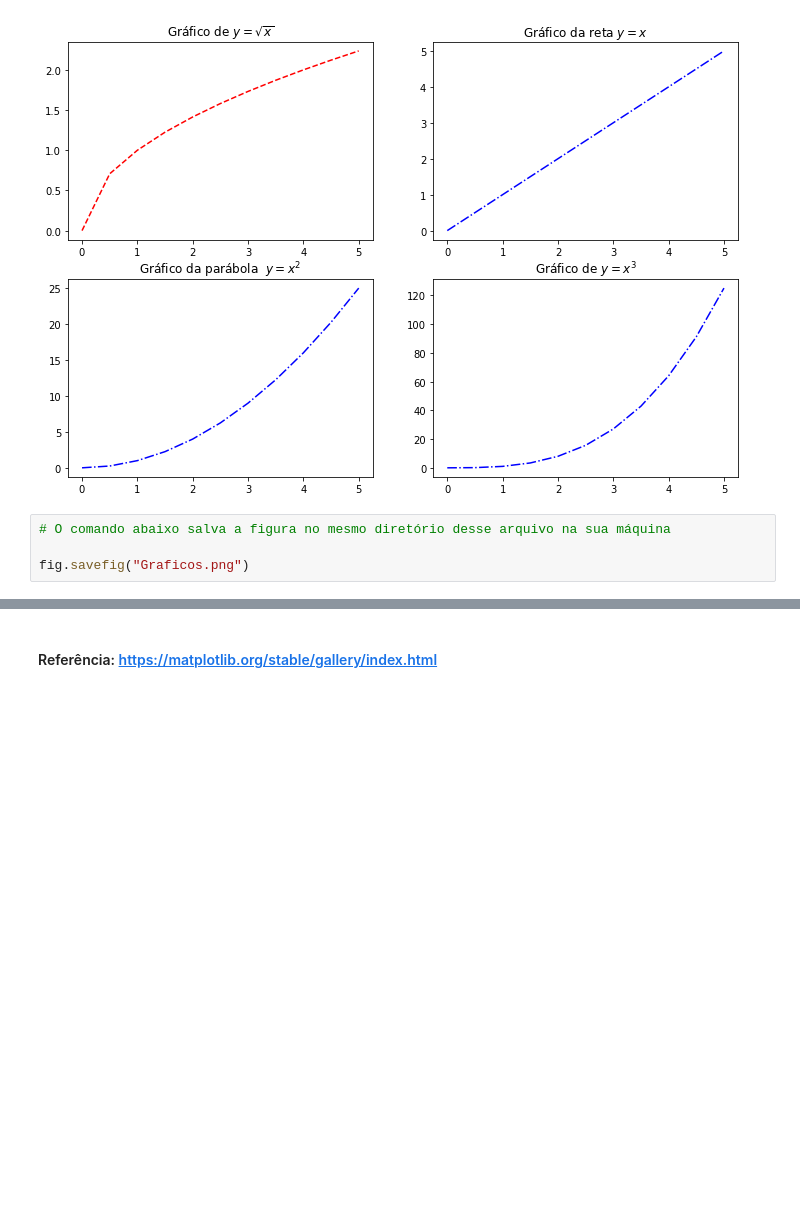
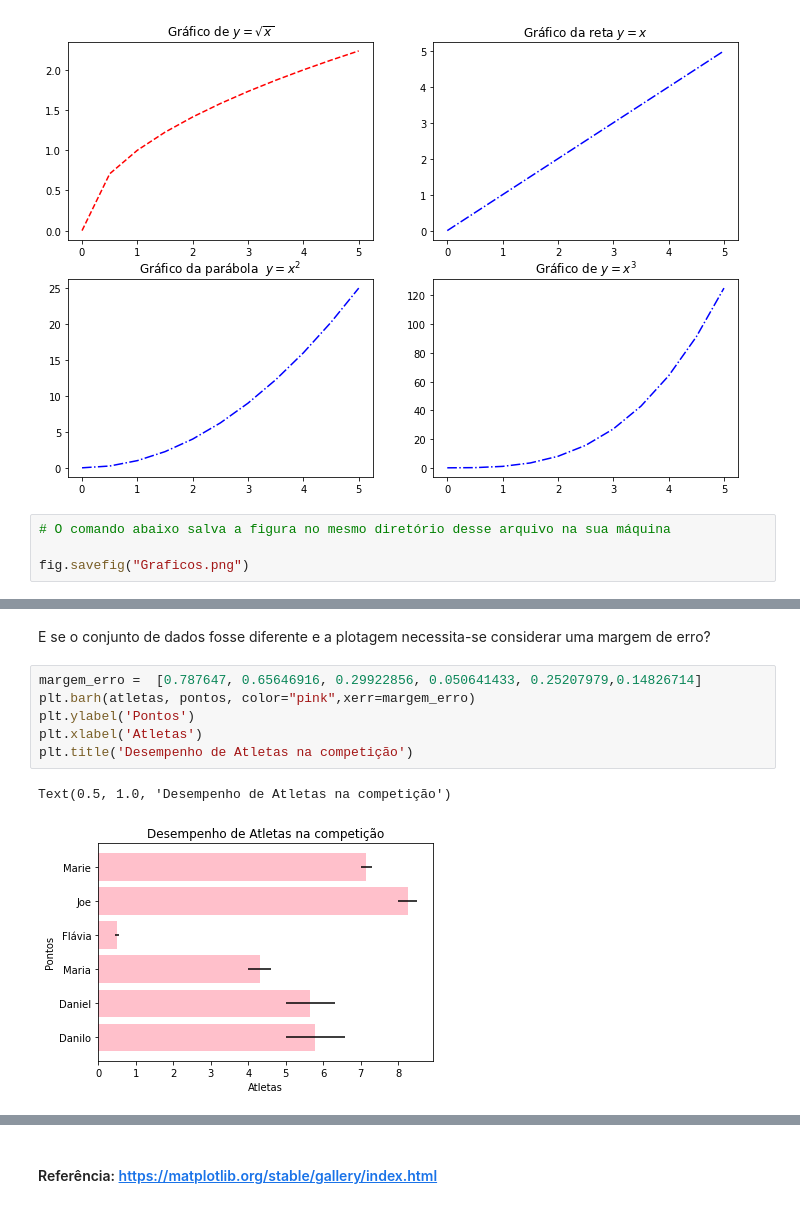
Before and after one commit to Danilosvsv/Estudos-Iniciais---Data_Science, a Jupyter notebook: Desvendando-Bibliotecas-do-Python/Matplotlib.ipynb, the cells around one changed output, grey strips where cells are left out. Drawn from its saved outputs; the diff is of its cells as text; blank space fills up the shorter version.

```diff
--- a/Desvendando-Bibliotecas-do-Python/Matplotlib.ipynb
+++ b/Desvendando-Bibliotecas-do-Python/Matplotlib.ipynb
@@ -105,0 +136,11 @@ fig.savefig("Graficos.png")
+# %% [markdown]
+E se o conjunto de dados fosse diferente e a plotagem necessita-se considerar uma margem de erro?
+# %%
+margem_erro =  [0.787647, 0.65646916, 0.29922856, 0.050641433, 0.25207979,0.14826714]
+plt.barh(atletas, pontos, color="pink",xerr=margem_erro)
+plt.ylabel('Pontos')
+plt.xlabel('Atletas')
+plt.title('Desempenho de Atletas na competição')
+# %% [output]
+Text(0.5, 1.0, 'Desempenho de Atletas na competição')
+[figure, added]
```
Also changed, not shown: parts of 8 cells of this notebook.
